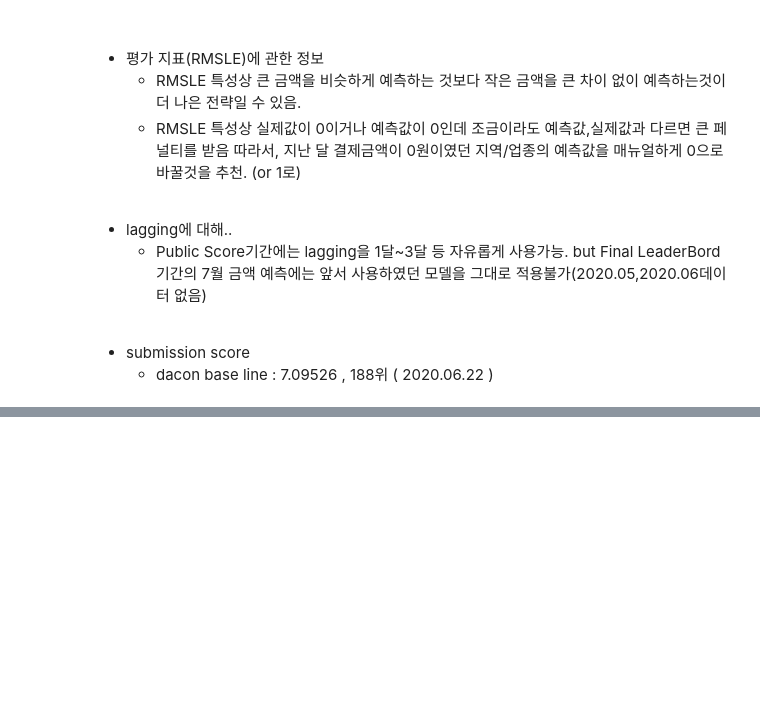
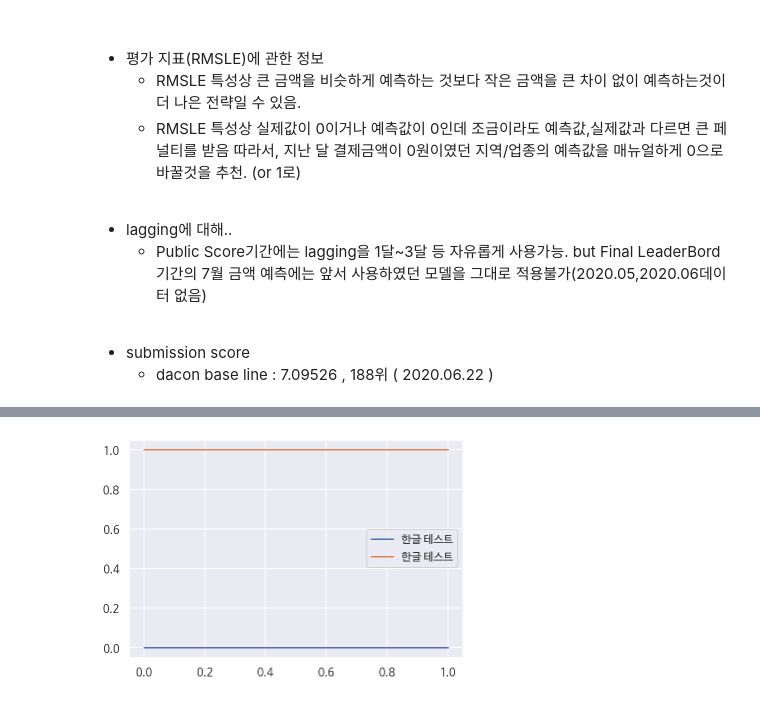
Before and after one commit to bill7845/colab_repo, a Jupyter notebook: dacon_제주카드사용량예측/NOTE_2.ipynb, the cells around one changed output, grey strips where cells are left out. Saved outputs shown, nothing was run; the diff lists cells and outputs as text; code cells hidden in the pictures; blank space fills up the shorter version.

```diff
--- a/dacon_제주카드사용량예측/NOTE_2.ipynb
+++ b/dacon_제주카드사용량예측/NOTE_2.ipynb
@@ -86,2 +79,8 @@ Use 'apt autoremove' to remove it.
+# %%
+plt.plot(([0,1],[0,1]),label="한글 테스트")
+plt.legend()
+plt.show()
+# %% [output]
+[figure, added]
 # %%
 data = pd.read_csv('/content/drive/My Drive/Colab code/dacon_카드사용액 예측/data/201901-202003.csv') # data load
```
Also changed, not shown: parts of 26 cells of this notebook.
